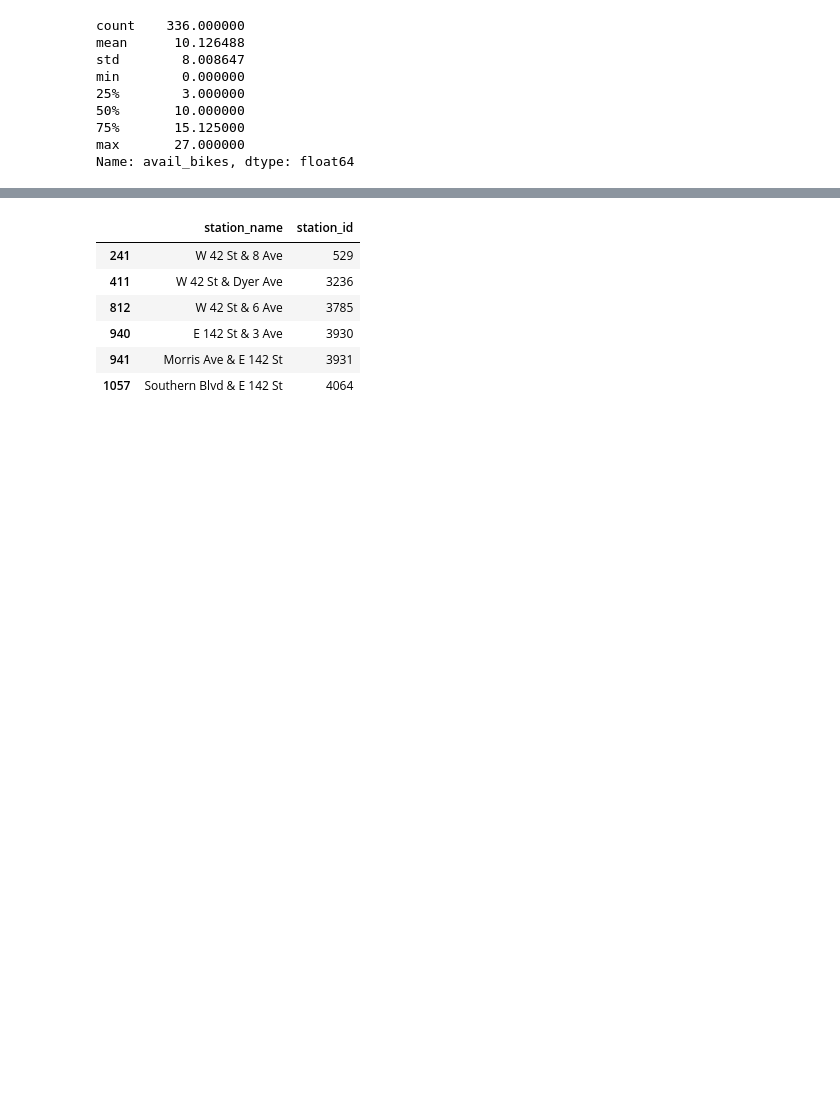
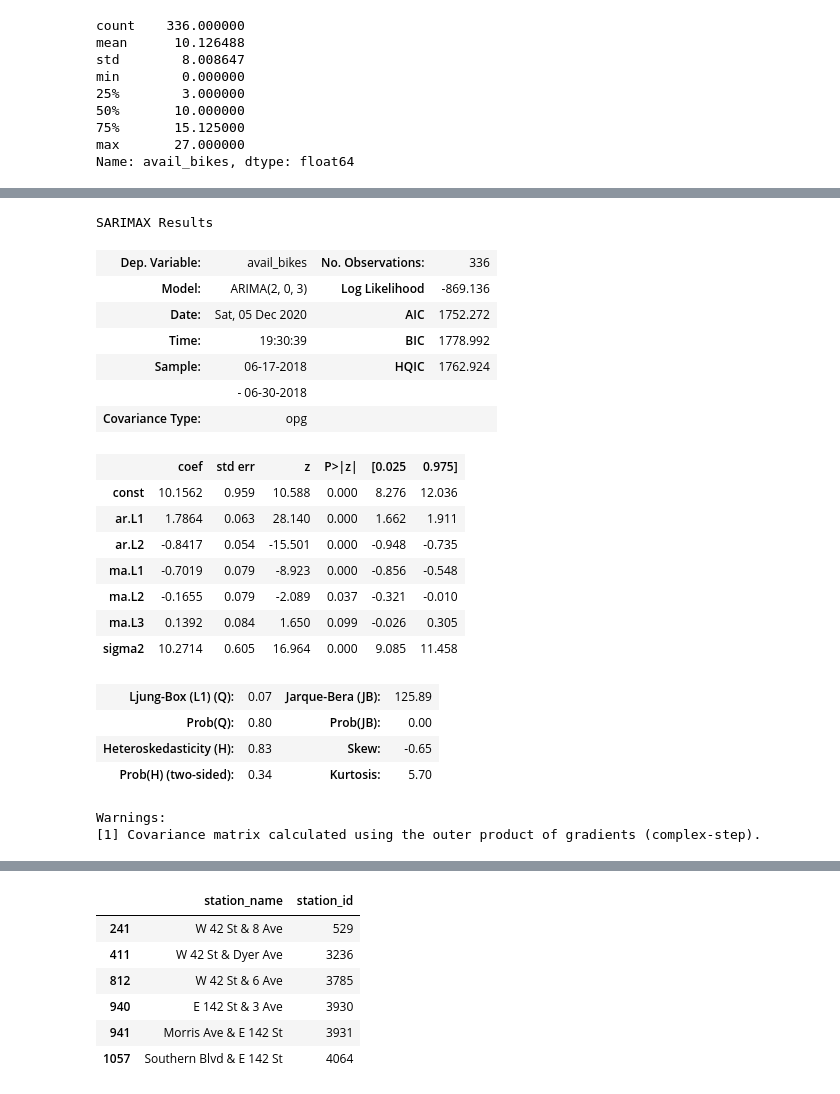
Before and after one commit to mitkrieg/citibike-timeseries, a Jupyter notebook: citibike_scratch.ipynb, the cells around one changed output, grey strips where cells are left out. Drawn from its saved outputs; the diff is of its cells as text; code cells hidden in the pictures; blank space fills up the shorter version.

```diff
--- a/citibike_scratch.ipynb
+++ b/citibike_scratch.ipynb
@@ -281,0 +306,28 @@ plt.legend(loc='upper left')
+# %%
+best_arima = ARIMA(ex_time_series, order=(2,0,3))
+results = best_arima.fit()
+
+results.summary()
+# %% [output]
+SARIMAX Results
+| Dep. Variable: | avail_bikes | No. Observations: | 336 |
+| Model: | ARIMA(2, 0, 3) | Log Likelihood | -869.136 |
+| Date: | Sat, 05 Dec 2020 | AIC | 1752.272 |
+| Time: | 19:30:39 | BIC | 1778.992 |
+| Sample: | 06-17-2018 | HQIC | 1762.924 |
+|  | - 06-30-2018 |  |  |
+| Covariance Type: | opg |  |  |
+|  | coef | std err | z | P>|z| | [0.025 | 0.975] |
+| const | 10.1562 | 0.959 | 10.588 | 0.000 | 8.276 | 12.036 |
+| ar.L1 | 1.7864 | 0.063 | 28.140 | 0.000 | 1.662 | 1.911 |
+| ar.L2 | -0.8417 | 0.054 | -15.501 | 0.000 | -0.948 | -0.735 |
+| ma.L1 | -0.7019 | 0.079 | -8.923 | 0.000 | -0.856 | -0.548 |
+| ma.L2 | -0.1655 | 0.079 | -2.089 | 0.037 | -0.321 | -0.010 |
+| ma.L3 | 0.1392 | 0.084 | 1.650 | 0.099 | -0.026 | 0.305 |
+| sigma2 | 10.2714 | 0.605 | 16.964 | 0.000 | 9.085 | 11.458 |
+| Ljung-Box (L1) (Q): | 0.07 | Jarque-Bera (JB): | 125.89 |
+| Prob(Q): | 0.80 | Prob(JB): | 0.00 |
+| Heteroskedasticity (H): | 0.83 | Skew: | -0.65 |
+| Prob(H) (two-sided): | 0.34 | Kurtosis: | 5.70 |
+Warnings:
+[1] Covariance matrix calculated using the outer product of gradients (complex-step).
```
Also changed, not shown: parts of 10 cells of this notebook.
